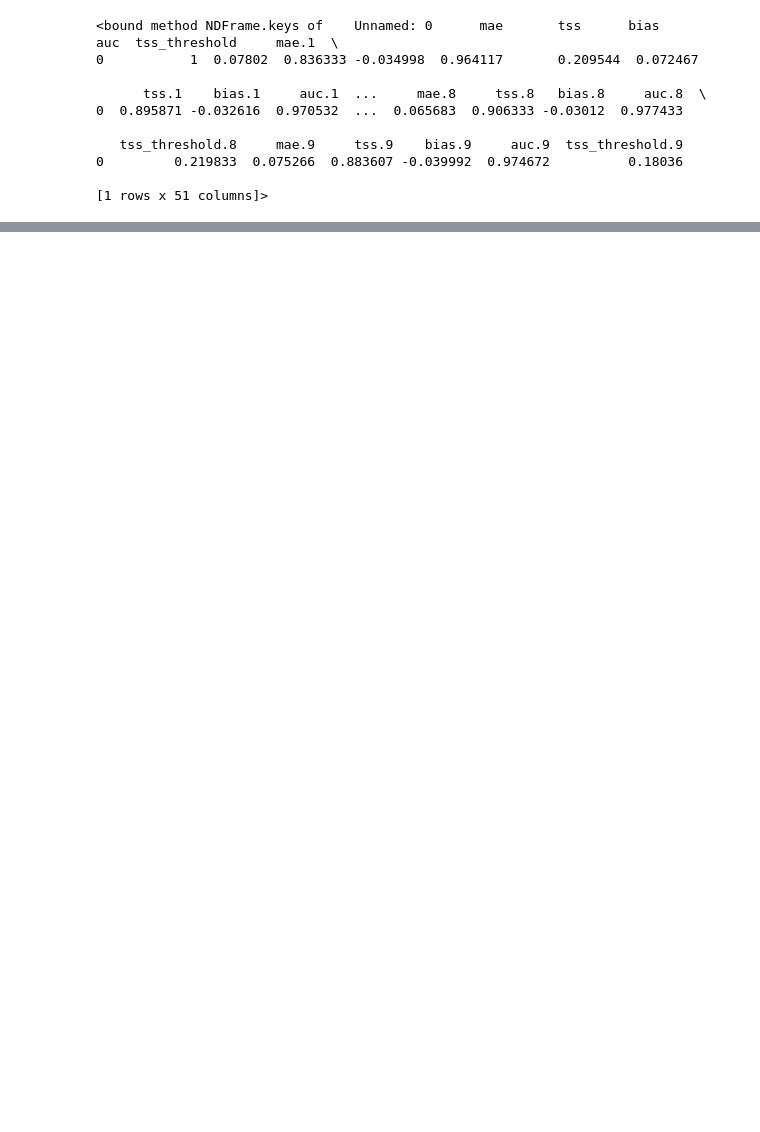
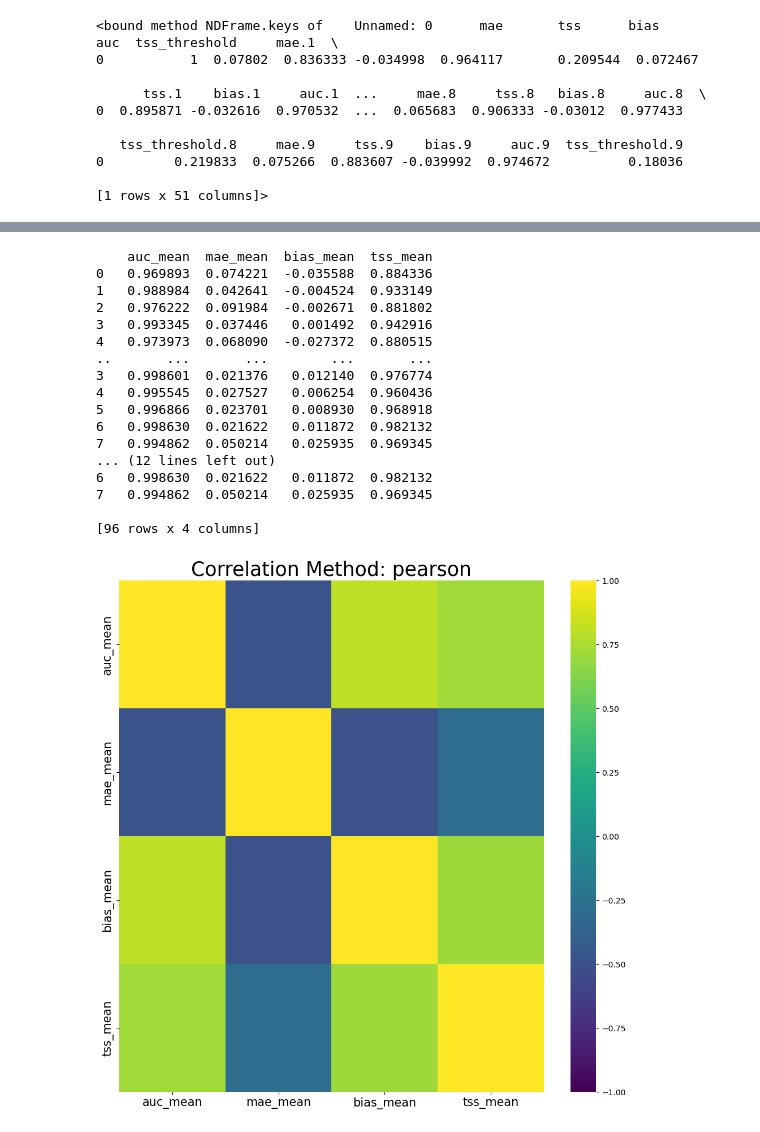
Before and after one commit to largeseabass/r_chagasM, a Jupyter notebook: plot_file/plot_other.ipynb, the cells around one changed output, grey strips where cells are left out. Drawn from its saved outputs; the diff is of its cells as text; code cells hidden in the pictures; blank space fills up the shorter version.

```diff
--- a/plot_file/plot_other.ipynb
+++ b/plot_file/plot_other.ipynb
@@ -123,0 +237,17 @@ plt.savefig(output_dir+"/figures/maxent_method_comparison"+this_bug+".png",dpi=2
+# %%
+sp_rarefied_name_list_c = ['San','Rub','Rec','Pro','Mex','Maz','Neo','Lon','Lec','Ind','Ger','Dim']
+#sp_rarefied_name_list_full = ['T. sanguisuga','T. rubida',' T. recurva','T. protracta','T. mexicana','T. mazzottii','T. neotomae','T. longipennis',' P. lecticularia',' T. indictiva','T. gerstaeckeri','T. dimidiata']
+output_csv_dir = "/Users/liting/Documents/GitHub/r_chagasM/output/figures/evaluation results/"
+
+bug_array = dict()
+
+
+for i in range(len(sp_rarefied_name_list_c)):
+   this_bug = sp_rarefied_name_list_c[i]
+   this_bug_csv_path = output_csv_dir+sp_rarefied_name_list_c[i]+"-Table 1.csv"
+   print(this_bug_csv_path)
+   this_bug_df = pd.read_csv(this_bug_csv_path)
+   print(this_bug_df)
+   bug_array[this_bug] = this_bug_df
+   #corr_df = this_bug_df.drop([this_bug], axis=1)
+   #print(corr_df.corr())
@@ -123,0 +315,46 @@ plt.savefig(output_dir+"/figures/maxent_method_comparison"+this_bug+".png",dpi=2
+# %%
+def plot_overall_corr(bug_array,sp_rarefied_name_list_c,corr_method):
+
+        this_fontsize = 20
+        this_bug = sp_rarefied_name_list_c[0]
+        this_bug_df = bug_array[this_bug]
+        corr_df = this_bug_df.drop([this_bug,"auc_std","mae_std","bias_std","tss_std","tss_threshold_mean","tss_threshold_std"], axis=1)
+        total_df = corr_df
+        this_len = len(sp_rarefied_name_list_c)
+        for i in range(this_len-1):
+                this_bug = sp_rarefied_name_list_c[i+1]
+                this_bug_df = bug_array[this_bug]
+                corr_df = this_bug_df.drop([this_bug,"auc_std","mae_std","bias_std","tss_std","tss_threshold_mean","tss_threshold_std"], axis=1)
+                total_df= pd.concat([total_df, corr_df], axis=0)
+
+        coor_results = total_df.corr(method=corr_method)
+        print(total_df)
+        fig, ax = plt.subplots(1,1, figsize=(10,10))
+        sns.heatmap(coor_results,vmin=-1, vmax=1,cbar=True,cmap='viridis')
+        plt.tick_params(axis='x', labelsize= this_fontsize-5 )
+        plt.tick_params(axis='y', labelsize= this_fontsize-5 )
+        plt.title("Correlation Method: "+corr_method,size = this_fontsize+5)
+        plt.tight_layout()
+        plt.savefig(output_dir+"/figures/maxent_correlation_all_bug_"+corr_method+".png",dpi=200,bbox_inches='tight')
+# %%
+plot_overall_corr(bug_array,sp_rarefied_name_list_c,"pearson")
+plot_overall_corr(bug_array,sp_rarefied_name_list_c,"spearman")
+# %% [output]
+    auc_mean  mae_mean  bias_mean  tss_mean
+0   0.969893  0.074221  -0.035588  0.884336
+1   0.988984  0.042641  -0.004524  0.933149
+2   0.976222  0.091984  -0.002671  0.881802
+3   0.993345  0.037446   0.001492  0.942916
+4   0.973973  0.068090  -0.027372  0.880515
+..       ...       ...        ...       ...
+3   0.998601  0.021376   0.012140  0.976774
+4   0.995545  0.027527   0.006254  0.960436
+5   0.996866  0.023701   0.008930  0.968918
+6   0.998630  0.021622   0.011872  0.982132
+7   0.994862  0.050214   0.025935  0.969345
+... (12 lines left out)
+6   0.998630  0.021622   0.011872  0.982132
+7   0.994862  0.050214   0.025935  0.969345
+
+[96 rows x 4 columns]
+[figure, added]
```
Also changed, not shown: parts of 11 cells of this notebook, 21 other files.
